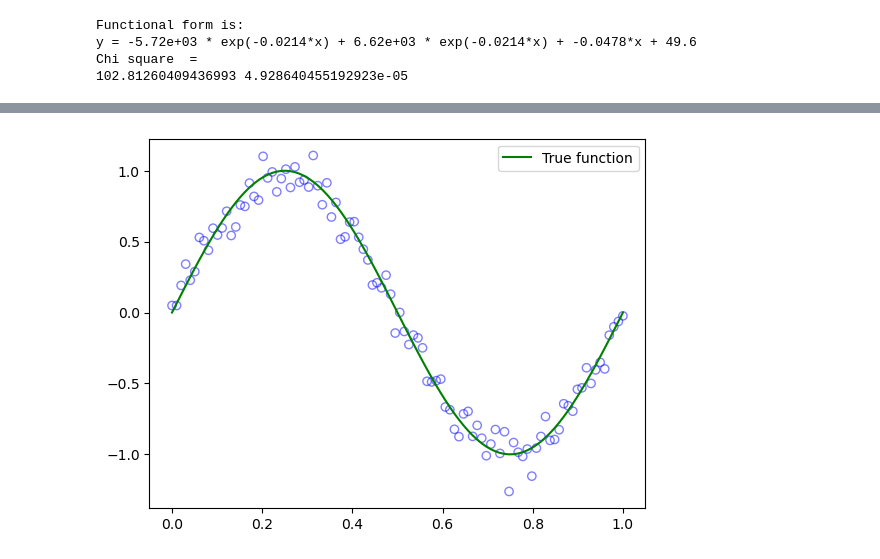
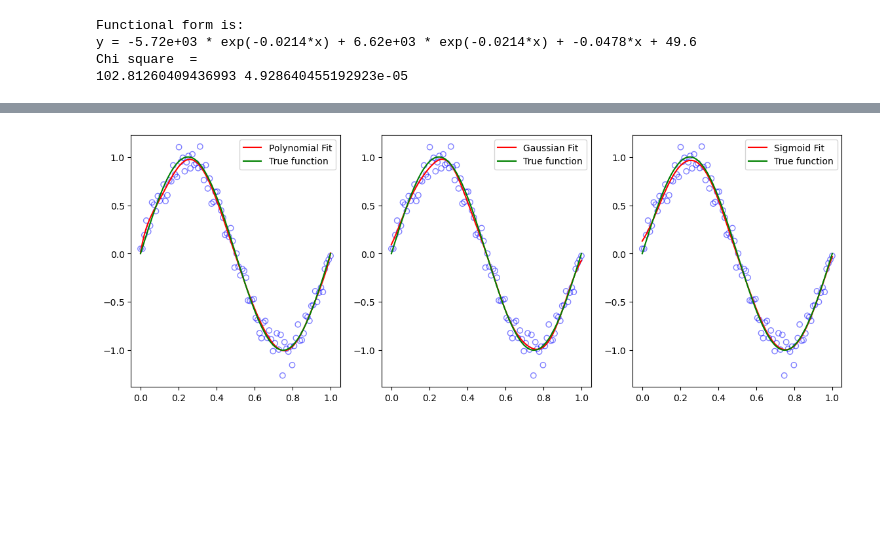
Before and after one commit to aklimakhanam/Data_Analysis_Projects, a Jupyter notebook: Module3.ipynb, the cells around one changed output, grey strips where cells are left out. Drawn from its saved outputs; the diff is of its cells as text; code cells hidden in the pictures; blank space fills up the shorter version.

```diff
--- a/Module3.ipynb
+++ b/Module3.ipynb
@@ -136,12 +138,6 @@ x = np.linspace(0, 1, 100)  # 100 data points
 y_true = np.sin(2 * np.pi * x)
 noise = np.random.normal(0, 0.1, x.shape)
 y = y_true + noise
-
-# Visualize the data
-plt.scatter(x, y, edgecolor='b', facecolor='none', alpha=0.5)
-plt.plot(x, y_true, color='g', label='True function')
-plt.legend()
-plt.show()
 
 # Polynomial fitting
 coefficients_poly = np.polyfit(x, y, 11)
@@ -161,104 +157,34 @@ mus = np.linspace(0, 1, 11)  # Centers
 X_gauss = np.array([gaussian_basis(x, mu, s) for mu in mus]).T
 X_sig = np.array([sigmoid_basis(x, mu, s) for mu in mus]).T
 
 # Least squares fitting for Gaussian and Sigmoid
 coefficients_gauss, _, _, _ = np.linalg.lstsq(X_gauss, y, rcond=None)
 coefficients_sig, _, _, _ = np.linalg.lstsq(X_sig, y, rcond=None)
 
 # Predictions
 y_gauss = X_gauss.dot(coefficients_gauss)
 y_sig = X_sig.dot(coefficients_sig)
 
 # Plot results
 plt.figure(figsize=(14, 5))
 plt.subplot(1, 3, 1)
 plt.scatter(x, y, edgecolor='b', facecolor='none', alpha=0.5)
 plt.plot(x, poly_fit(x), color='r', label='Polynomial Fit')
+plt.plot(x, y_true, color='g', label='True function')
 plt.legend()
 
 plt.subplot(1, 3, 2)
 plt.scatter(x, y, edgecolor='b', facecolor='none', alpha=0.5)
 plt.plot(x, y_gauss, color='r', label='Gaussian Fit')
+plt.plot(x, y_true, color='g', label='True function')
 plt.legend()
 
 plt.subplot(1, 3, 3)
 plt.scatter(x, y, edgecolor='b', facecolor='none', alpha=0.5)
 plt.plot(x, y_sig, color='r', label='Sigmoid Fit')
+plt.plot(x, y_true, color='g', label='True function')
 plt.legend()
 
 plt.show()
-
-
-# Polynomial basis function using np.vander
-X_poly = np.vander(x, N=12)  # Generates an 11th-degree polynomial basis
-
-# Compute posterior for polynomial model
-S_N_poly_inv = alpha * np.eye(X_poly.shape[1]) + beta * X_poly.T @ X_poly
-S_N_poly = np.linalg.inv(S_N_poly_inv)
-m_N_poly = beta * S_N_poly @ X_poly.T @ y
-
-# New data for prediction
-X_new_poly = np.vander(x_new, N=12)
-
-# Predictions for polynomial model
-y_mean_poly, y_var_poly = predict_with_blr(X_new_poly, m_N_poly, S_N_poly, beta)
-y_std_poly = np.sqrt(y_var_poly)
-
-# Plotting
-plt.fill_between(x_new, y_mean_poly - 2 * y_std_poly, y_mean_poly + 2 * y_std_poly, color='orange', alpha=0.2, label='Predictive Std. Dev.')
-plt.plot(x_new, y_mean_poly, label='Predictive Mean')
-plt.scatter(x, y, edgecolor='b', facecolor='none', alpha=0.5, label='Data')
-plt.legend()
-plt.title("BLR with 11th-degree Polynomial Basis Functions")
-plt.show()
-
-
-# Continue from the previous code snippet
-
-# Compute posterior for Gaussian model
-S_N_gauss_inv = alpha * np.eye(X_gauss.shape[1]) + beta * X_gauss.T @ X_gauss
-S_N_gauss = np.linalg.inv(S_N_gauss_inv)
-m_N_gauss = beta * S_N_gauss @ X_gauss.T @ y
-
-# New data for prediction in Gaussian basis
-X_new_gauss = np.array([gaussian_basis(x_new, mu, s) for mu in mus]).T
-
-# Predictions for Gaussian model
-y_mean_gauss, y_var_gauss = predict_with_blr(X_new_gauss, m_N_gauss, S_N_gauss, beta)
-y_std_gauss = np.sqrt(y_var_gauss)
-
-# Plotting
-plt.fill_between(x_new, y_mean_gauss - 2 * y_std_gauss, y_mean_gauss + 2 * y_std_gauss, color='orange', alpha=0.2, label='Predictive Std. Dev.')
-plt.plot(x_new, y_mean_gauss, label='Predictive Mean')
-plt.scatter(x, y, edgecolor='b', facecolor='none', alpha=0.5, label='Data')
-#plt.scatter(x, y, color='g', s=3, label='Data')
-plt.legend()
-plt.title("BLR with Gaussian Basis Functions")
-plt.show()
-
-
-
-# Prepare the design matrix for Sigmoid basis functions
-X_sig = np.array([sigmoid_basis(x, mu, s) for mu in mus]).T
-
-# Compute posterior for sigmoid model
-S_N_sig_inv = alpha * np.eye(X_sig.shape[1]) + beta * X_sig.T @ X_sig
-S_N_sig = np.linalg.inv(S_N_sig_inv)
-m_N_sig = beta * S_N_sig @ X_sig.T @ y
-
-# New data for prediction in sigmoid basis
-X_new_sig = np.array([sigmoid_basis(x_new, mu, s) for mu in mus]).T
-
-# Predictions for sigmoid model
-y_mean_sig, y_var_sig = predict_with_blr(X_new_sig, m_N_sig, S_N_sig, beta)
-y_std_sig = np.sqrt(y_var_sig)
-
-# Plotting
-plt.fill_between(x_new, y_mean_sig - 2 * y_std_sig, y_mean_sig + 2 * y_std_sig, color='orange', alpha=0.2, label='Predictive Std. Dev.')
-plt.plot(x_new, y_mean_sig, label='Predictive Mean')
-plt.scatter(x, y, edgecolor='b', facecolor='none', alpha=0.5, label='Data')
-plt.legend()
-plt.title("BLR with Sigmoidal Basis Functions")
-plt.show()
 # %% [output]
-[figure, old version]
+[figure, new version]
```
Also changed, not shown: parts of 3 cells of this notebook.
